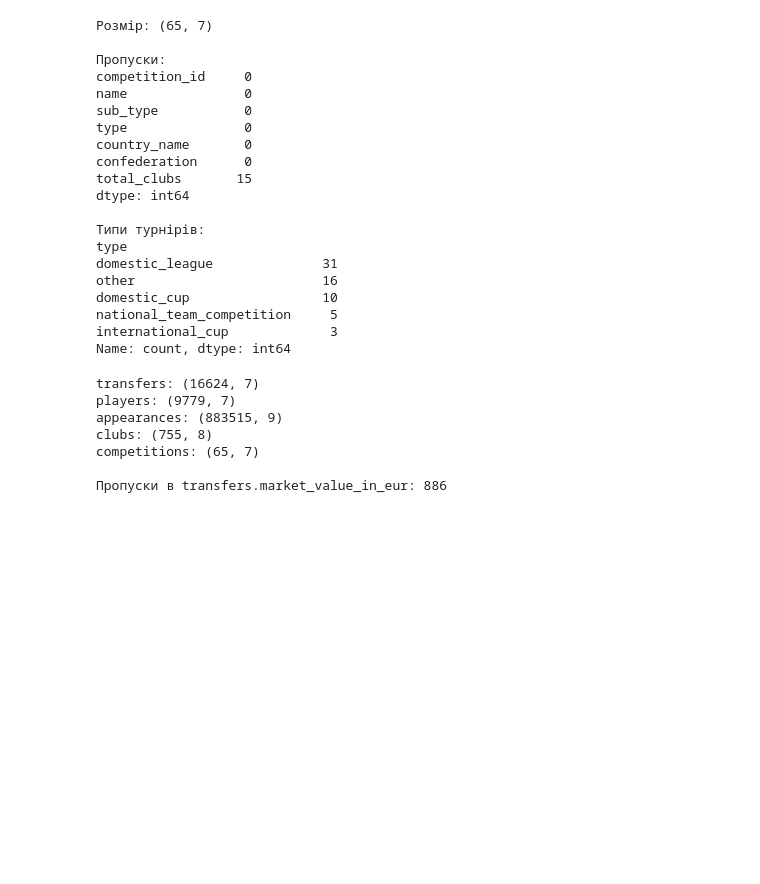
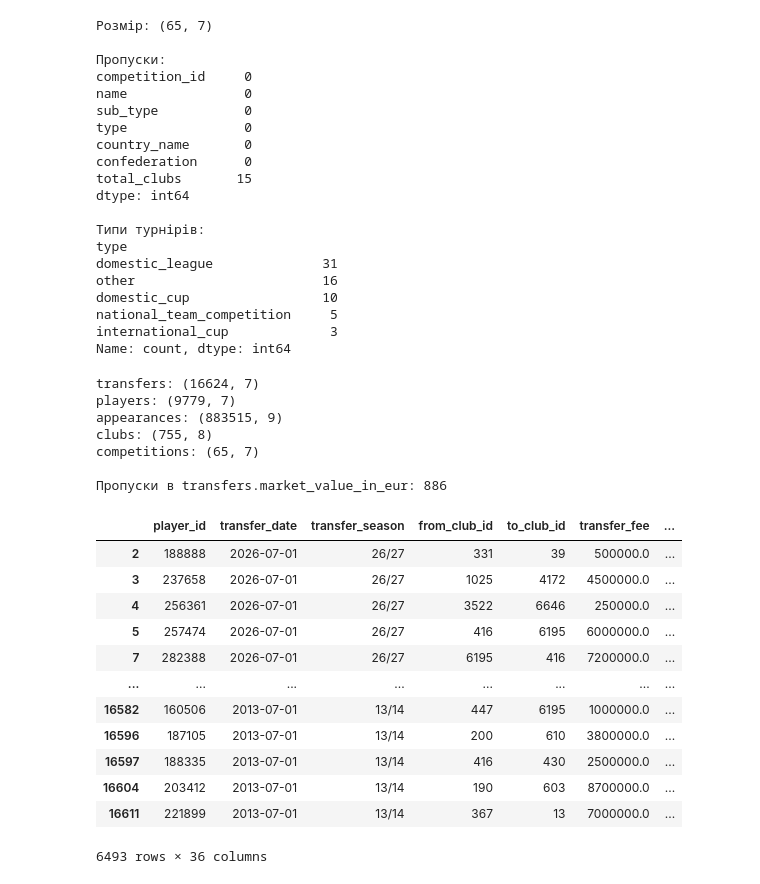
Before and after one commit to pyatnovov/football-transfer-fee-prediction, a Jupyter notebook: 01_data_preperation.ipynb, the cells around one changed output. Saved outputs shown, nothing was run; the diff lists cells and outputs as text; code cells hidden in the pictures; blank space fills up the shorter version.

Commit message:
fixing data, merging data, features, mls(raw)

```diff
--- a/01_data_preperation.ipynb
+++ b/01_data_preperation.ipynb
@@ -556,0 +557,8 @@ competitions.to_csv('data/processed/clean_competitions.csv', index=False)
+# %%
+transfers_ = pd.read_csv('data/data_cleaned/clean_transfers.csv')
+transfers_c = transfers_.dropna(subset=['market_value_in_eur'])
+
+players_c = pd.read_csv('data/data_cleaned/clean_players.csv')
+appearances_c = pd.read_csv('data/data_cleaned/clean_appearances.csv')
+clubs_c = pd.read_csv('data/data_cleaned/clean_clubs.csv')
+competitions_c = pd.read_csv('data/data_cleaned/clean_competitions.csv')
@@ -556,0 +616,55 @@ competitions.to_csv('data/processed/clean_competitions.csv', index=False)
+# %%
+#feature engineering
+df = final.copy()
+
+# 1. Вік на момент трансферу (age_at_transfer)
+df['transfer_date'] = pd.to_datetime(df['transfer_date'])
+df['date_of_birth'] = pd.to_datetime(df['date_of_birth'])
+df['age_at_transfer'] = (df['transfer_date'] - df['date_of_birth']).dt.days / 365.25
+
+# 2. Ігрова ефективність за останній рік
+# Використовуємо np.where для безпечного ділення (якщо хвилин або матчів 0 — ставимо 0)
+df['goals_per_90'] = np.where(
+    df['minutes_played_365'] > 0,
+    (df['goals_365'] / df['minutes_played_365']) * 90,
+    0
+)
+
+df['assists_per_90'] = np.where(
+    df['minutes_played_365'] > 0,
+    (df['assists_365'] / df['minutes_played_365']) * 90,
+    0
+)
+
+df['goal_contributions_365'] = df['goals_365'] + df['assists_365']
+
+df['minutes_per_appearance'] = np.where(
+    df['appearances_365'] > 0,
+    df['minutes_played_365'] / df['appearances_365'],
+    0
+)
+
+# 3. Контекст ліг (Топ-5 ліг Європи у базі Transfermarkt)
+# GB1 - АПЛ, ES1 - Ла Ліга, IT1 - Серія А, L1 - Бундесліга, FR1 - Ліга 1
+top5_leagues = ['GB1', 'ES1', 'IT1', 'L1', 'FR1']
+
+df['is_top5_to'] = df['to_club_league'].isin(top5_leagues).astype(int)
+df['is_top5_from'] = df['from_club_league'].isin(top5_leagues).astype(int)
+
+# Підвищення в класі: гравець перейшов НЕ з топ-5 ліги У топ-5 лігу
+df['league_upgrade'] = ((df['is_top5_from'] == 0) & (df['is_top5_to'] == 1)).astype(int)
+df
+# %% [output]
+|  | player_id | transfer_date | transfer_season | from_club_id | to_club_id | transfer_fee | ... |
+| 2 | 188888 | 2026-07-01 | 26/27 | 331 | 39 | 500000.0 | ... |
+| 3 | 237658 | 2026-07-01 | 26/27 | 1025 | 4172 | 4500000.0 | ... |
+| 4 | 256361 | 2026-07-01 | 26/27 | 3522 | 6646 | 250000.0 | ... |
+| 5 | 257474 | 2026-07-01 | 26/27 | 416 | 6195 | 6000000.0 | ... |
+| 7 | 282388 | 2026-07-01 | 26/27 | 6195 | 416 | 7200000.0 | ... |
+| ... | ... | ... | ... | ... | ... | ... | ... |
+| 16582 | 160506 | 2013-07-01 | 13/14 | 447 | 6195 | 1000000.0 | ... |
+| 16596 | 187105 | 2013-07-01 | 13/14 | 200 | 610 | 3800000.0 | ... |
+| 16597 | 188335 | 2013-07-01 | 13/14 | 416 | 430 | 2500000.0 | ... |
+| 16604 | 203412 | 2013-07-01 | 13/14 | 190 | 603 | 8700000.0 | ... |
+| 16611 | 221899 | 2013-07-01 | 13/14 | 367 | 13 | 7000000.0 | ... |
+6493 rows × 36 columns
```
Also changed, not shown: parts of 6 cells of this notebook.
